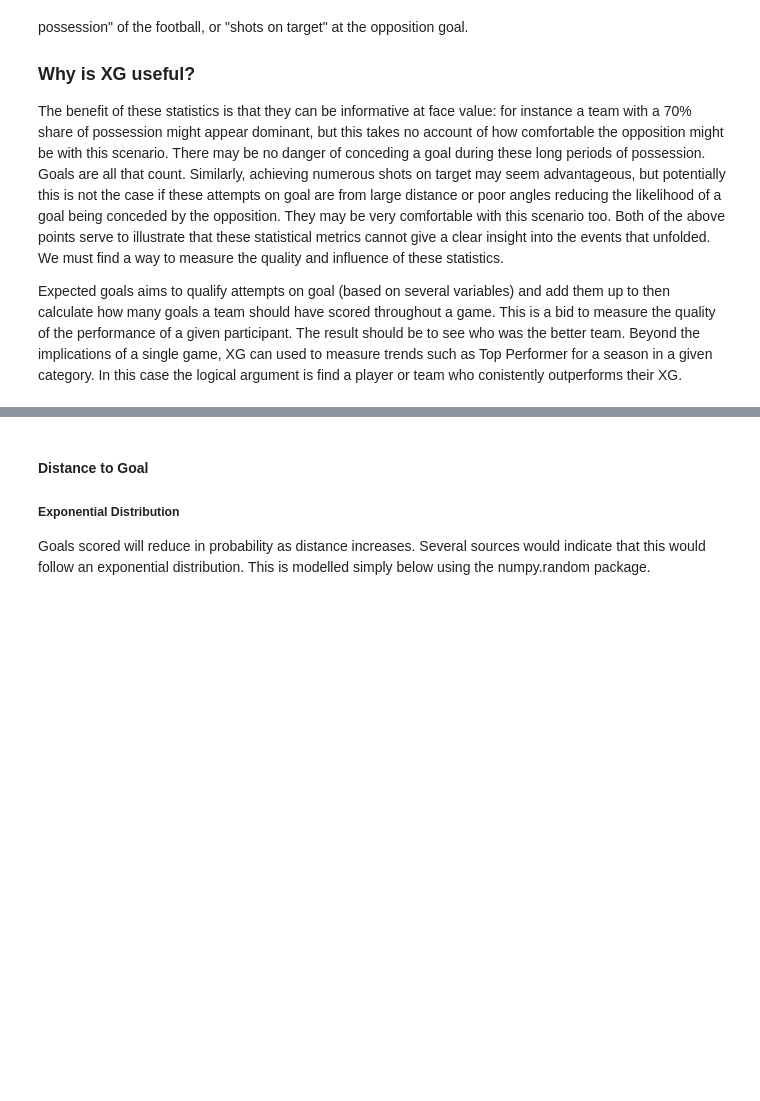
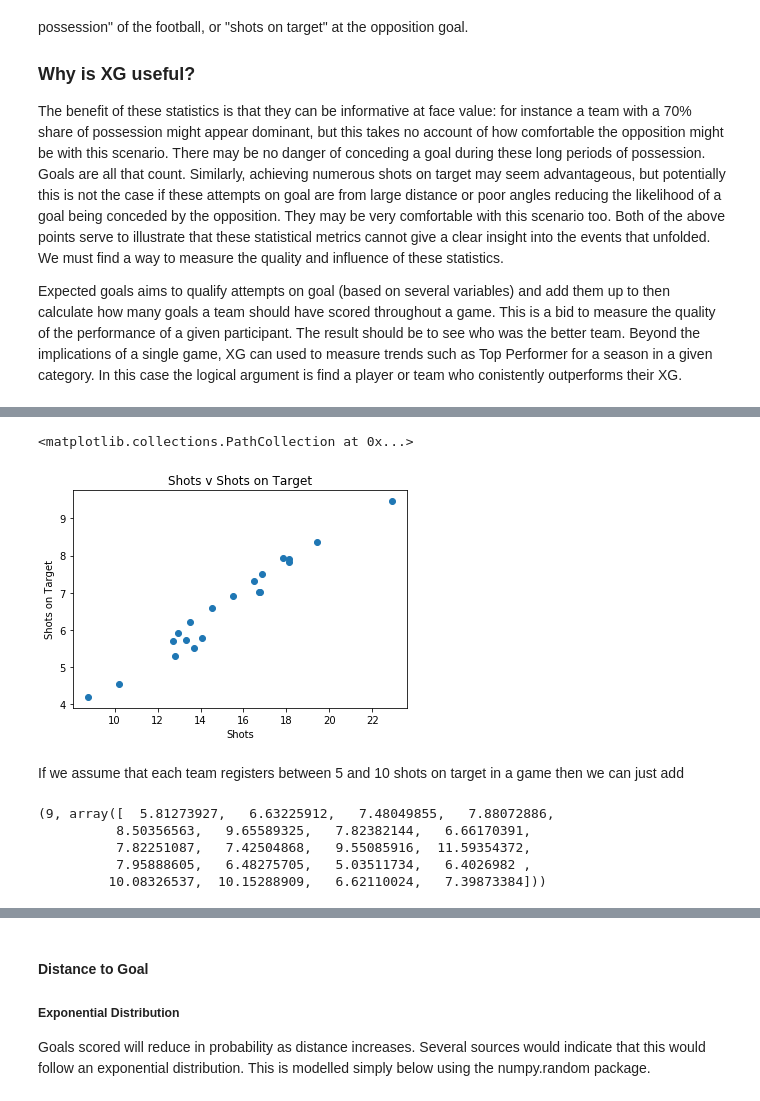
Before and after one commit to G00364690/PDA-Project, a Jupyter notebook: PDA-Project.ipynb, the cells around one changed output, grey strips where cells are left out. Cells and saved outputs as stored; diff of their text form; code cells hidden in the pictures; blank space fills up the shorter version.

Commit message:
update normal distributions

```diff
--- a/PDA-Project.ipynb
+++ b/PDA-Project.ipynb
@@ -88,3 +88,36 @@ Shots on target is a quantity we can synthesise using a
 ### Investigative distribution
 
 Given the erratic nature of football results and relatively large standard deviation in number of goals scored in a game we can rule out the normal distribution as good model for our task.
+# %%
+import numpy.random as np
+import matplotlib.pyplot as plt
+
+z = np.randint(12,25)
+x = np.normal(z,3,size=20)
+
+
+y = (x + 2*np.random((1,20)))/2.5
+
+plt.xlabel("Shots")
+plt.ylabel("Shots on Target")
+plt.title("Shots v Shots on Target")
+
+plt.scatter(x,y)
+# %% [output]
+<matplotlib.collections.PathCollection at 0x...>
+[figure, added]
+# %% [markdown]
+If we assume that each team registers between 5 and 10 shots on target in a game then we can just add
+# %%
+import numpy.random as np
+import matplotlib.pyplot as plt
+
+z = np.randint(5,10)
+x = np.normal(z,2,size=20)
+z, x
+# %% [output]
+(9, array([  5.81273927,   6.63225912,   7.48049855,   7.88072886,
+          8.50356563,   9.65589325,   7.82382144,   6.66170391,
+          7.82251087,   7.42504868,   9.55085916,  11.59354372,
+          7.95888605,   6.48275705,   5.03511734,   6.4026982 ,
+         10.08326537,  10.15288909,   6.62110024,   7.39873384]))
```
Also changed, not shown: parts of 13 cells of this notebook.
